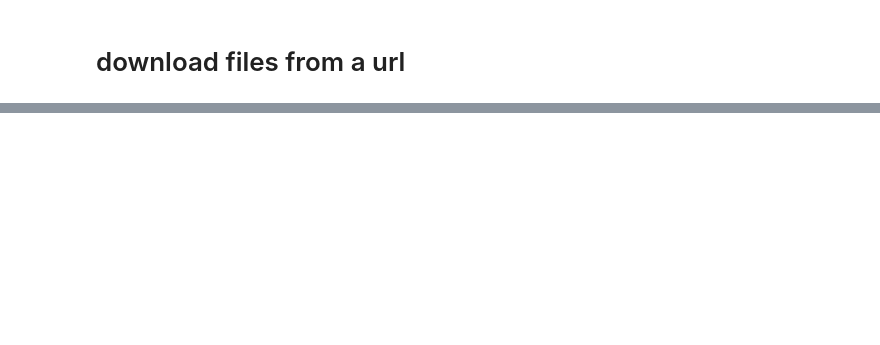
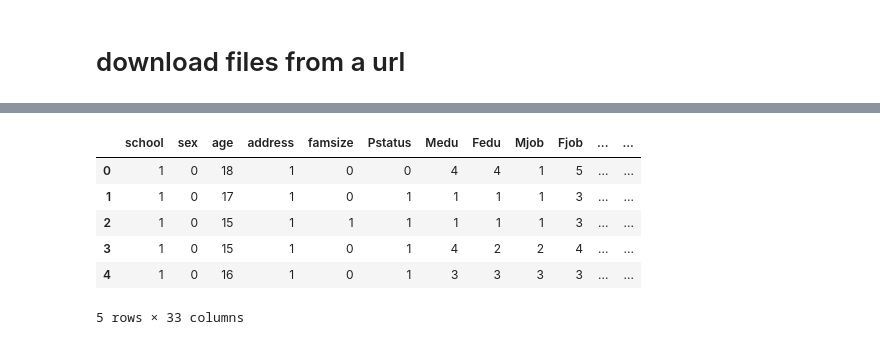
Before and after one commit to Ng-ethe/LearningAnalytics-EducationalDataMining, a Jupyter notebook: trialcode.ipynb, the cells around one changed output, grey strips where cells are left out. Drawn from its saved outputs; the diff is of its cells as text; code cells hidden in the pictures; blank space fills up the shorter version.

Commit message:
rerun the models

```diff
--- a/trialcode.ipynb
+++ b/trialcode.ipynb
@@ -21,0 +44,48 @@ open('student_portugese.csv', 'wb').write(r.content)
+# %%
+# encoding the string variables
+# some models are unable to deal with string values or do not perform well with them
+# Hence the string values require encoding
+
+# Binary values are encoded to a 1 or 0, e.g, Yes/No, Male/Female
+student_mat_df["school"] = np.where(student_mat_df["school"].str.contains("GP", "MS"),1, 0)
+student_mat_df["sex"] = np.where(student_mat_df["sex"].str.contains("M", "F"), 1, 0)
+student_mat_df["address"] = np.where(student_mat_df["address"].str.contains("U", "R"), 1, 0)
+student_mat_df["famsize"] = np.where(student_mat_df["famsize"].str.contains("LE3", "GT"), 1, 0)
+student_mat_df["Pstatus"] = np.where(student_mat_df["Pstatus"].str.contains("T", "A"), 1, 0)
+student_mat_df["schoolsup"] = np.where(student_mat_df["schoolsup"].str.contains("yes", "no"), 1, 0)
+student_mat_df["famsup"] = np.where(student_mat_df["famsup"].str.contains("yes", "no"), 1, 0)
+student_mat_df["paid"] = np.where(student_mat_df["paid"].str.contains("yes", "no"), 1, 0)
+student_mat_df["activities"] = np.where(student_mat_df["activities"].str.contains("yes", "no"), 1, 0)
+student_mat_df["nursery"] = np.where(student_mat_df["nursery"].str.contains("yes", "no"), 1, 0)
+student_mat_df["higher"] = np.where(student_mat_df["higher"].str.contains("yes", "no"), 1, 0)
+student_mat_df["internet"] = np.where(student_mat_df["internet"].str.contains("yes", "no"), 1, 0)
+student_mat_df["romantic"] = np.where(student_mat_df["romantic"].str.contains("yes", "no"), 1, 0)
+# %%
+# Here, dictionary has been used to replace the string values
+# as a form of encoding the categorical data
+
+labels = student_mat_df['Mjob'].astype('category').cat.categories.tolist()
+replace_map_comp = {'Mjob' : {k: v for k,v in zip(labels,list(range(1,len(labels)+1)))}}
+student_mat_df.replace(replace_map_comp, inplace=True)
+
+labels = student_mat_df['Fjob'].astype('category').cat.categories.tolist()
+replace_map_comp = {'Fjob' : {k: v for k,v in zip(labels,list(range(1,len(labels)+1)))}}
+student_mat_df.replace(replace_map_comp, inplace=True)
+
+labels = student_mat_df['guardian'].astype('category').cat.categories.tolist()
+replace_map_comp = {'guardian' : {k: v for k,v in zip(labels,list(range(1,len(labels)+1)))}}
+student_mat_df.replace(replace_map_comp, inplace=True)
+
+labels = student_mat_df['reason'].astype('category').cat.categories.tolist()
+replace_map_comp = {'reason' : {k: v for k,v in zip(labels,list(range(1,len(labels)+1)))}}
+student_mat_df.replace(replace_map_comp, inplace=True)
+
+student_mat_df.head()
+# %% [output]
+|  | school | sex | age | address | famsize | Pstatus | Medu | Fedu | Mjob | Fjob | ... | ... |
+| 0 | 1 | 0 | 18 | 1 | 0 | 0 | 4 | 4 | 1 | 5 | ... | ... |
+| 1 | 1 | 0 | 17 | 1 | 0 | 1 | 1 | 1 | 1 | 3 | ... | ... |
+| 2 | 1 | 0 | 15 | 1 | 1 | 1 | 1 | 1 | 1 | 3 | ... | ... |
+| 3 | 1 | 0 | 15 | 1 | 0 | 1 | 4 | 2 | 2 | 4 | ... | ... |
+| 4 | 1 | 0 | 16 | 1 | 0 | 1 | 3 | 3 | 3 | 3 | ... | ... |
+5 rows × 33 columns
```
Also changed, not shown: parts of 23 cells of this notebook, 2 other files.
